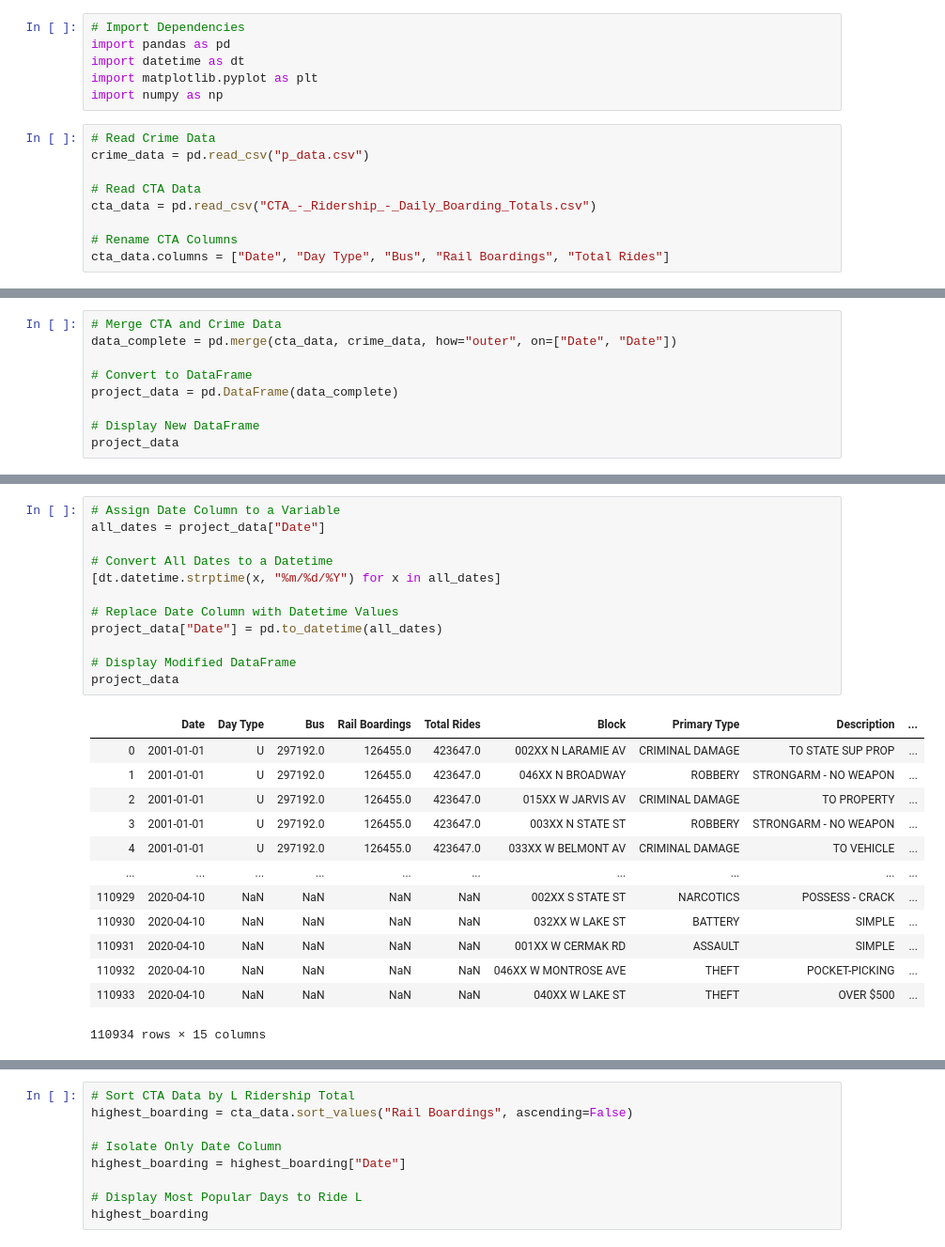
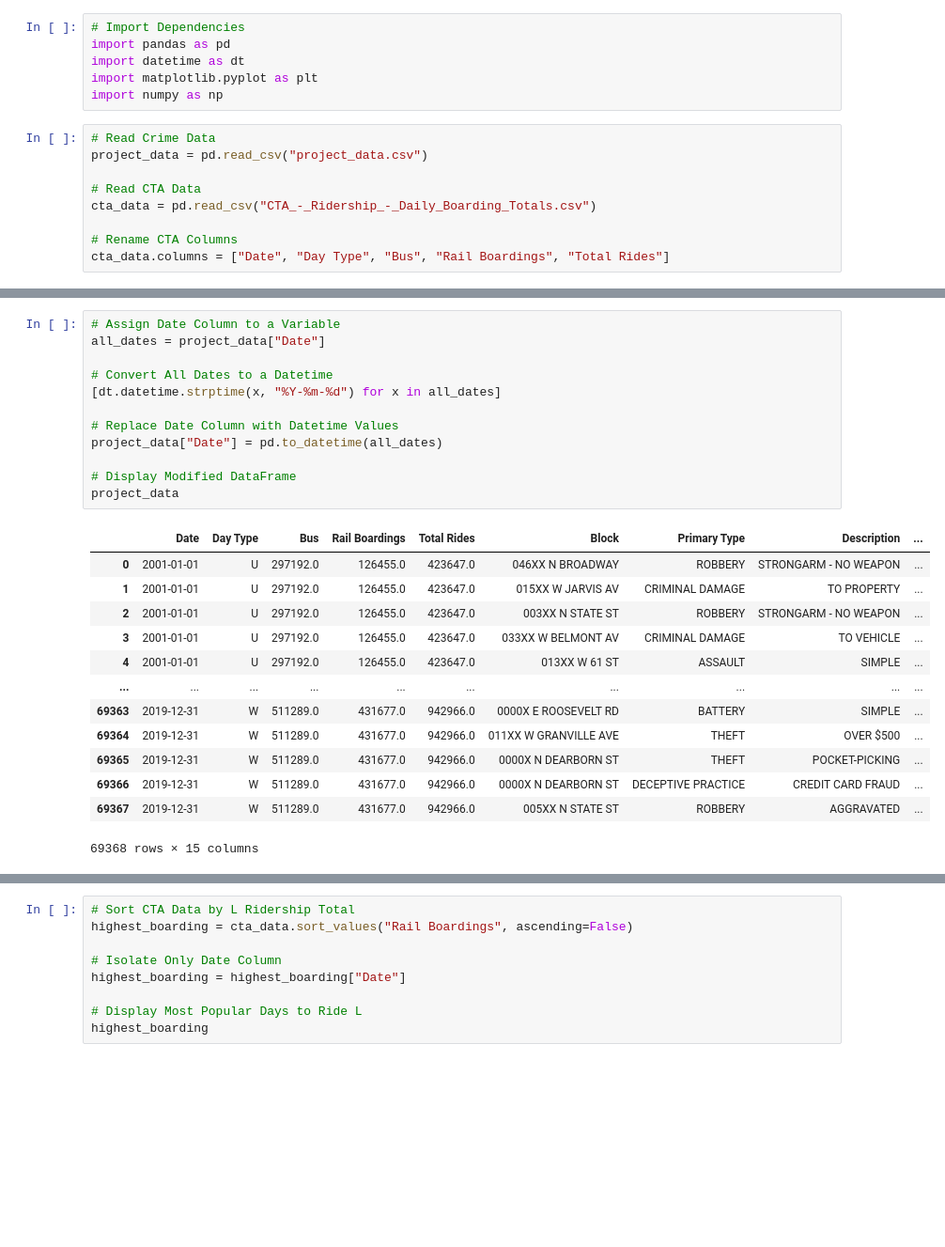
Before and after one commit to o0oo000o0o0o/Project-1, a Jupyter notebook: project.ipynb, the cells around one changed output, grey strips where cells are left out. Shown: that part at 94% size. Saved outputs shown, nothing was run; the diff lists cells and outputs as text; blank space fills up the shorter version.

```diff
--- a/project.ipynb
+++ b/project.ipynb
@@ -6,7 +6,7 @@ import matplotlib.pyplot as plt
 import numpy as np
 # %%
 # Read Crime Data
-crime_data = pd.read_csv("p_data.csv")
+project_data = pd.read_csv("project_data.csv")
 
 # Read CTA Data
 cta_data = pd.read_csv("CTA_-_Ridership_-_Daily_Boarding_Totals.csv")
@@ -108,9 +15,0 @@ crime_data
-# %%
-# Merge CTA and Crime Data
-data_complete = pd.merge(cta_data, crime_data, how="outer", on=["Date", "Date"])
-
-# Convert to DataFrame
-project_data = pd.DataFrame(data_complete)
-
-# Display New DataFrame
-project_data
@@ -151,26 +16,26 @@ dtype: int64
 # %%
 # Assign Date Column to a Variable
 all_dates = project_data["Date"]
 
 # Convert All Dates to a Datetime
-[dt.datetime.strptime(x, "%m/%d/%Y") for x in all_dates]
+[dt.datetime.strptime(x, "%Y-%m-%d") for x in all_dates]
 
 # Replace Date Column with Datetime Values
 project_data["Date"] = pd.to_datetime(all_dates)
 
 # Display Modified DataFrame
 project_data
 # %% [output]
 |  | Date | Day Type | Bus | Rail Boardings | Total Rides | Block | Primary Type | Description | ... |
-| 0 | 2001-01-01 | U | 297192.0 | 126455.0 | 423647.0 | 002XX N LARAMIE AV | CRIMINAL DAMAGE | TO STATE SUP PROP | ... |
-| 1 | 2001-01-01 | U | 297192.0 | 126455.0 | 423647.0 | 046XX N BROADWAY | ROBBERY | STRONGARM - NO WEAPON | ... |
-| 2 | 2001-01-01 | U | 297192.0 | 126455.0 | 423647.0 | 015XX W JARVIS AV | CRIMINAL DAMAGE | TO PROPERTY | ... |
-| 3 | 2001-01-01 | U | 297192.0 | 126455.0 | 423647.0 | 003XX N STATE ST | ROBBERY | STRONGARM - NO WEAPON | ... |
-| 4 | 2001-01-01 | U | 297192.0 | 126455.0 | 423647.0 | 033XX W BELMONT AV | CRIMINAL DAMAGE | TO VEHICLE | ... |
+| 0 | 2001-01-01 | U | 297192.0 | 126455.0 | 423647.0 | 046XX N BROADWAY | ROBBERY | STRONGARM - NO WEAPON | ... |
+| 1 | 2001-01-01 | U | 297192.0 | 126455.0 | 423647.0 | 015XX W JARVIS AV | CRIMINAL DAMAGE | TO PROPERTY | ... |
+| 2 | 2001-01-01 | U | 297192.0 | 126455.0 | 423647.0 | 003XX N STATE ST | ROBBERY | STRONGARM - NO WEAPON | ... |
+| 3 | 2001-01-01 | U | 297192.0 | 126455.0 | 423647.0 | 033XX W BELMONT AV | CRIMINAL DAMAGE | TO VEHICLE | ... |
+| 4 | 2001-01-01 | U | 297192.0 | 126455.0 | 423647.0 | 013XX W 61 ST | ASSAULT | SIMPLE | ... |
 | ... | ... | ... | ... | ... | ... | ... | ... | ... | ... |
-| 110929 | 2020-04-10 | NaN | NaN | NaN | NaN | 002XX S STATE ST | NARCOTICS | POSSESS - CRACK | ... |
-| 110930 | 2020-04-10 | NaN | NaN | NaN | NaN | 032XX W LAKE ST | BATTERY | SIMPLE | ... |
-| 110931 | 2020-04-10 | NaN | NaN | NaN | NaN | 001XX W CERMAK RD | ASSAULT | SIMPLE | ... |
-| 110932 | 2020-04-10 | NaN | NaN | NaN | NaN | 046XX W MONTROSE AVE | THEFT | POCKET-PICKING | ... |
-| 110933 | 2020-04-10 | NaN | NaN | NaN | NaN | 040XX W LAKE ST | THEFT | OVER $500 | ... |
+| 69363 | 2019-12-31 | W | 511289.0 | 431677.0 | 942966.0 | 0000X E ROOSEVELT RD | BATTERY | SIMPLE | ... |
+| 69364 | 2019-12-31 | W | 511289.0 | 431677.0 | 942966.0 | 011XX W GRANVILLE AVE | THEFT | OVER $500 | ... |
+| 69365 | 2019-12-31 | W | 511289.0 | 431677.0 | 942966.0 | 0000X N DEARBORN ST | THEFT | POCKET-PICKING | ... |
+| 69366 | 2019-12-31 | W | 511289.0 | 431677.0 | 942966.0 | 0000X N DEARBORN ST | DECEPTIVE PRACTICE | CREDIT CARD FRAUD | ... |
+| 69367 | 2019-12-31 | W | 511289.0 | 431677.0 | 942966.0 | 005XX N STATE ST | ROBBERY | AGGRAVATED | ... |
-110934 rows × 15 columns
+69368 rows × 15 columns
```
Also changed, not shown: parts of 23 cells of this notebook, 4 other files.
